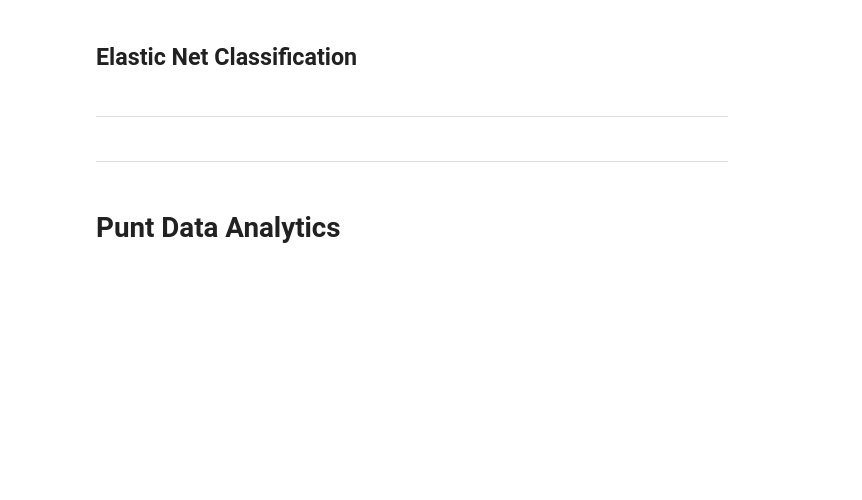
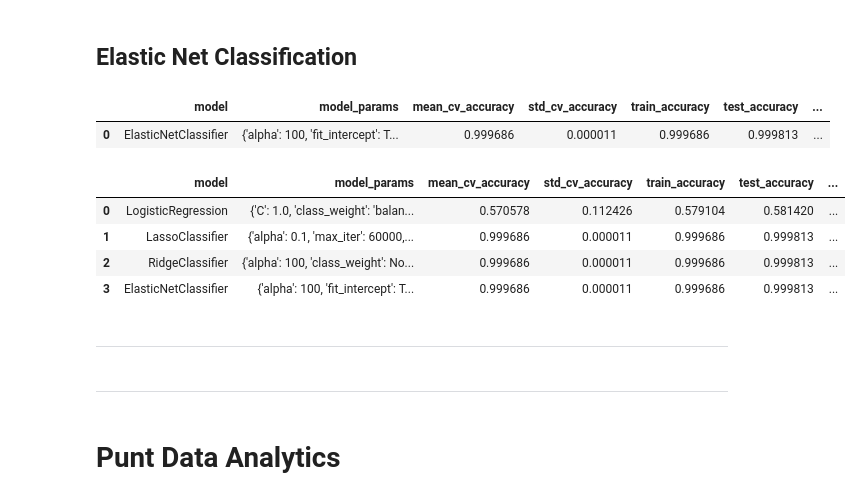
Before and after one commit to LeeMcFarling/AFL_Project_backup, a Jupyter notebook: Modeling/Weekly Assignments/Week_2.ipynb, the cells around one changed output. Cells and saved outputs as stored; diff of their text form; code cells hidden in the pictures; blank space fills up the shorter version.

```diff
--- a/Modeling/Weekly Assignments/Week_2.ipynb
+++ b/Modeling/Weekly Assignments/Week_2.ipynb
@@ -1133,10 +1171,10 @@ params_ = {
 }
 fnf_results_df = run_model_classifier(
     ElasticNetClassifier,
-    X_train_Scaled,
-    y_train_scaled,
-    X_test_scaled,
-    y_test_scaled,
+    fnf_X_train_stan,  # Scaled Now :)
+    fnf_y_train_stan,
+    fnf_X_test_stan,
+    fnf_y_test_stan,
     n_repeats=5,
     n_jobs=-1,
     run_comment= 'FNF Elastic Net Classifier',
@@ -1146,6 +1184,17 @@ fnf_results_df = run_model_classifier(
     )
 
 fnf_results_df
+# %% [output]
+|  | model | model_params | mean_cv_accuracy | std_cv_accuracy | train_accuracy | test_accuracy | ... |
+| 0 | ElasticNetClassifier | {'alpha': 100, 'fit_intercept': T... | 0.999686 | 0.000011 | 0.999686 | 0.999813 | ... |
+# %%
+combined_results
+# %% [output]
+|  | model | model_params | mean_cv_accuracy | std_cv_accuracy | train_accuracy | test_accuracy | ... |
+| 0 | LogisticRegression | {'C': 1.0, 'class_weight': 'balan... | 0.570578 | 0.112426 | 0.579104 | 0.581420 | ... |
+| 1 | LassoClassifier | {'alpha': 0.1, 'max_iter': 60000,... | 0.999686 | 0.000011 | 0.999686 | 0.999813 | ... |
+| 2 | RidgeClassifier | {'alpha': 100, 'class_weight': No... | 0.999686 | 0.000011 | 0.999686 | 0.999813 | ... |
+| 3 | ElasticNetClassifier | {'alpha': 100, 'fit_intercept': T... | 0.999686 | 0.000011 | 0.999686 | 0.999813 | ... |
 # %% [markdown]
 ____
 # %% [markdown]
```
Also changed, not shown: parts of 14 cells of this notebook.
